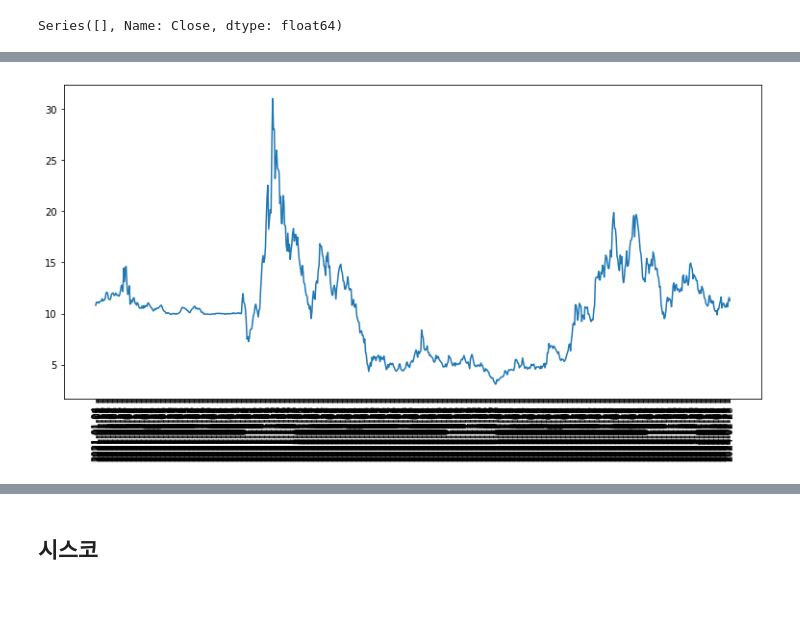
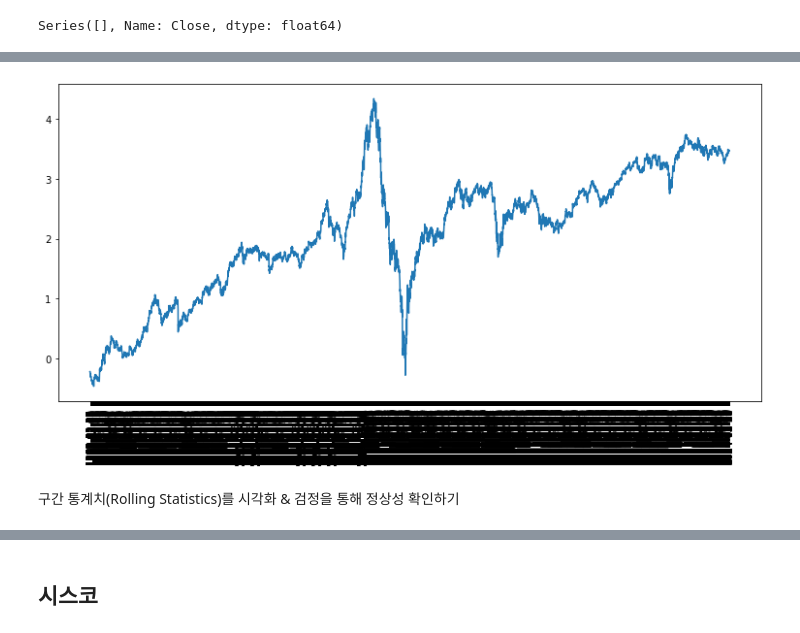
Before and after one commit to kingyebin/PeerReview, a Jupyter notebook: mini_quest_240229/stock_predict.ipynb, the cells around one changed output, grey strips where cells are left out. Cells and saved outputs as stored; diff of their text form; code cells hidden in the pictures; blank space fills up the shorter version.

```diff
--- a/mini_quest_240229/stock_predict.ipynb
+++ b/mini_quest_240229/stock_predict.ipynb
@@ -792,14 +1446,16 @@ plt.show()
 # %%
 ts_log = np.log(ts)
-plt.plot(ts)
+plt.plot(ts_log)
 
 # x 축 라벨 각도 조정
 plt.xticks(rotation=90)
 
 # 그래프 표시
 plt.show()
 # %% [output]
-[figure, old version]
+[figure, new version]
+# %% [markdown]
+구간 통계치(Rolling Statistics)를 시각화 & 검정을 통해 정상성 확인하기
 # %%
 # 정성적 그래프 분석
 plot_rolling_statistics(ts_log, window=12)
```
Also changed, not shown: parts of 198 cells of this notebook, 1 other file.
